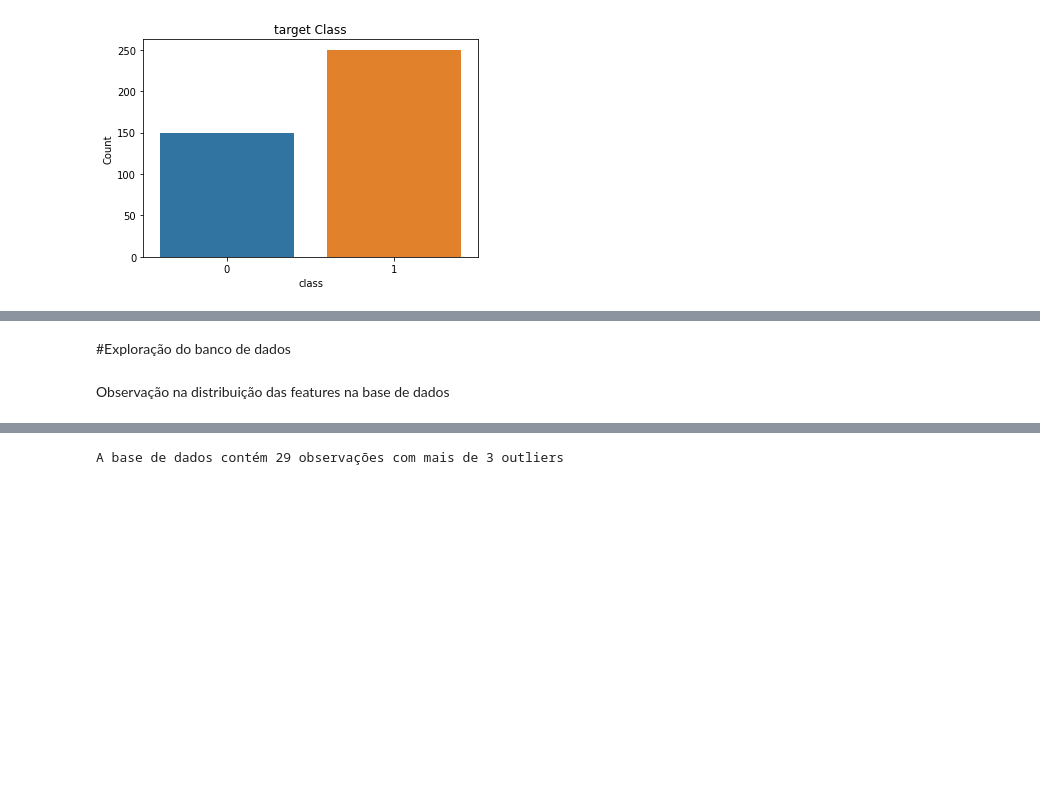
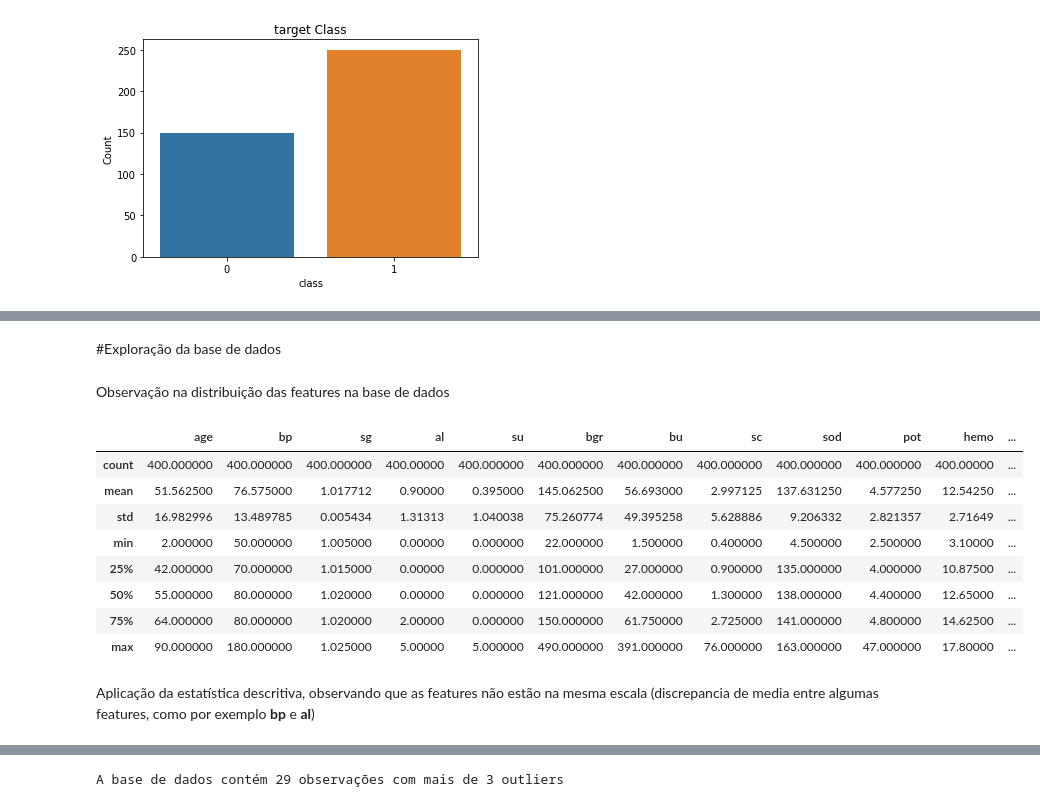
Before and after one commit to joaopmarinho/Chronic-kidney-disease, a Jupyter notebook: CKD_Predictor.ipynb, the cells around one changed output, grey strips where cells are left out. Cells and saved outputs as stored; diff of their text form; code cells hidden in the pictures; blank space fills up the shorter version.

```diff
--- a/CKD_Predictor.ipynb
+++ b/CKD_Predictor.ipynb
@@ -193,6 +263,20 @@ classification      0
 dtype: int64
 # %% [markdown]
-#Exploração do banco de dados
+#Exploração da base de dados
 # %% [markdown]
 Observação na distribuição das features na base de dados
+# %%
+df.describe()
+# %% [output]
+|  | age | bp | sg | al | su | bgr | bu | sc | sod | pot | hemo | ... |
+| count | 400.000000 | 400.000000 | 400.000000 | 400.00000 | 400.000000 | 400.000000 | 400.000000 | 400.000000 | 400.000000 | 400.000000 | 400.00000 | ... |
+| mean | 51.562500 | 76.575000 | 1.017712 | 0.90000 | 0.395000 | 145.062500 | 56.693000 | 2.997125 | 137.631250 | 4.577250 | 12.54250 | ... |
+| std | 16.982996 | 13.489785 | 0.005434 | 1.31313 | 1.040038 | 75.260774 | 49.395258 | 5.628886 | 9.206332 | 2.821357 | 2.71649 | ... |
+| min | 2.000000 | 50.000000 | 1.005000 | 0.00000 | 0.000000 | 22.000000 | 1.500000 | 0.400000 | 4.500000 | 2.500000 | 3.10000 | ... |
+| 25% | 42.000000 | 70.000000 | 1.015000 | 0.00000 | 0.000000 | 101.000000 | 27.000000 | 0.900000 | 135.000000 | 4.000000 | 10.87500 | ... |
+| 50% | 55.000000 | 80.000000 | 1.020000 | 0.00000 | 0.000000 | 121.000000 | 42.000000 | 1.300000 | 138.000000 | 4.400000 | 12.65000 | ... |
+| 75% | 64.000000 | 80.000000 | 1.020000 | 2.00000 | 0.000000 | 150.000000 | 61.750000 | 2.725000 | 141.000000 | 4.800000 | 14.62500 | ... |
+| max | 90.000000 | 180.000000 | 1.025000 | 5.00000 | 5.000000 | 490.000000 | 391.000000 | 76.000000 | 163.000000 | 47.000000 | 17.80000 | ... |
+# %% [markdown]
+Aplicação da estatística descritiva, observando que as features não estão na mesma escala (discrepancia de media entre algumas features, como por exemplo **bp** e **al**)
 # %%
```
Also changed, not shown: parts of 29 cells of this notebook.
